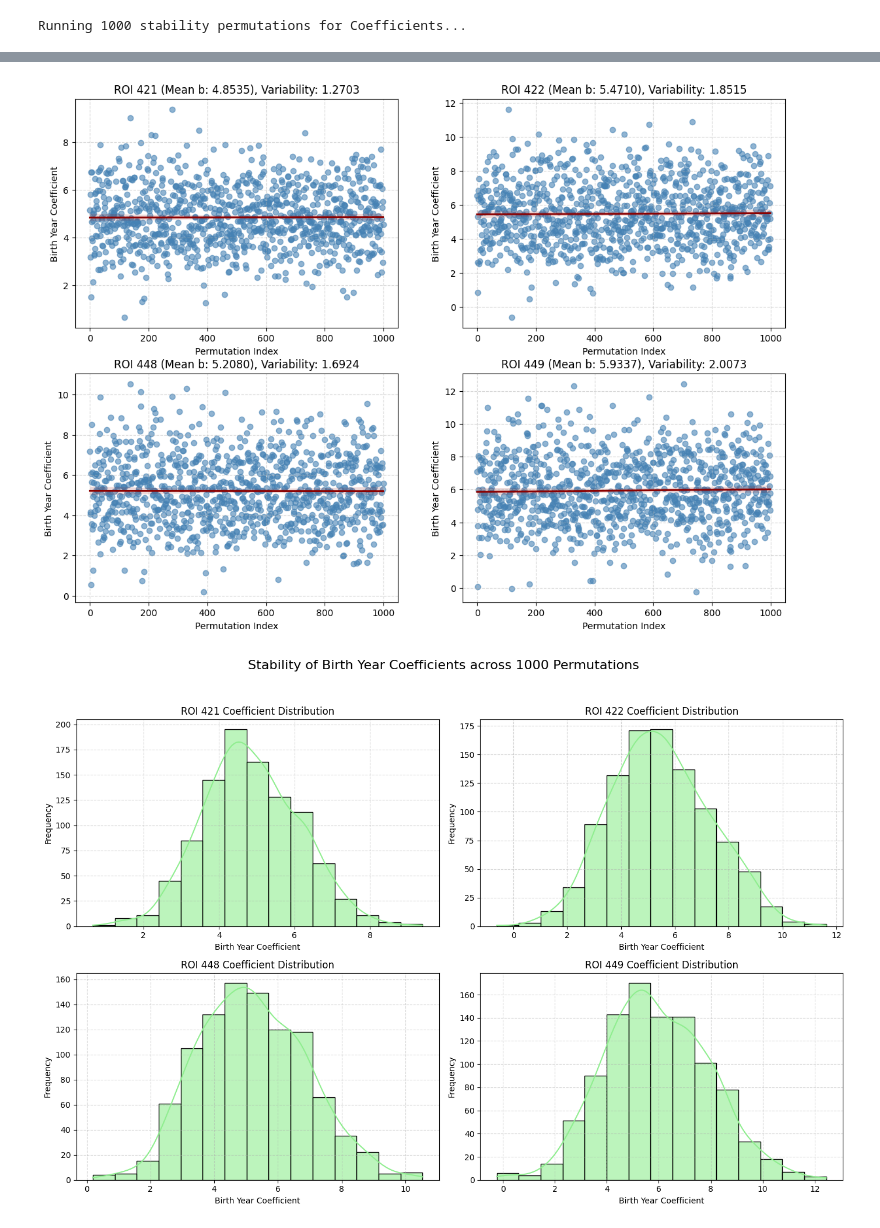
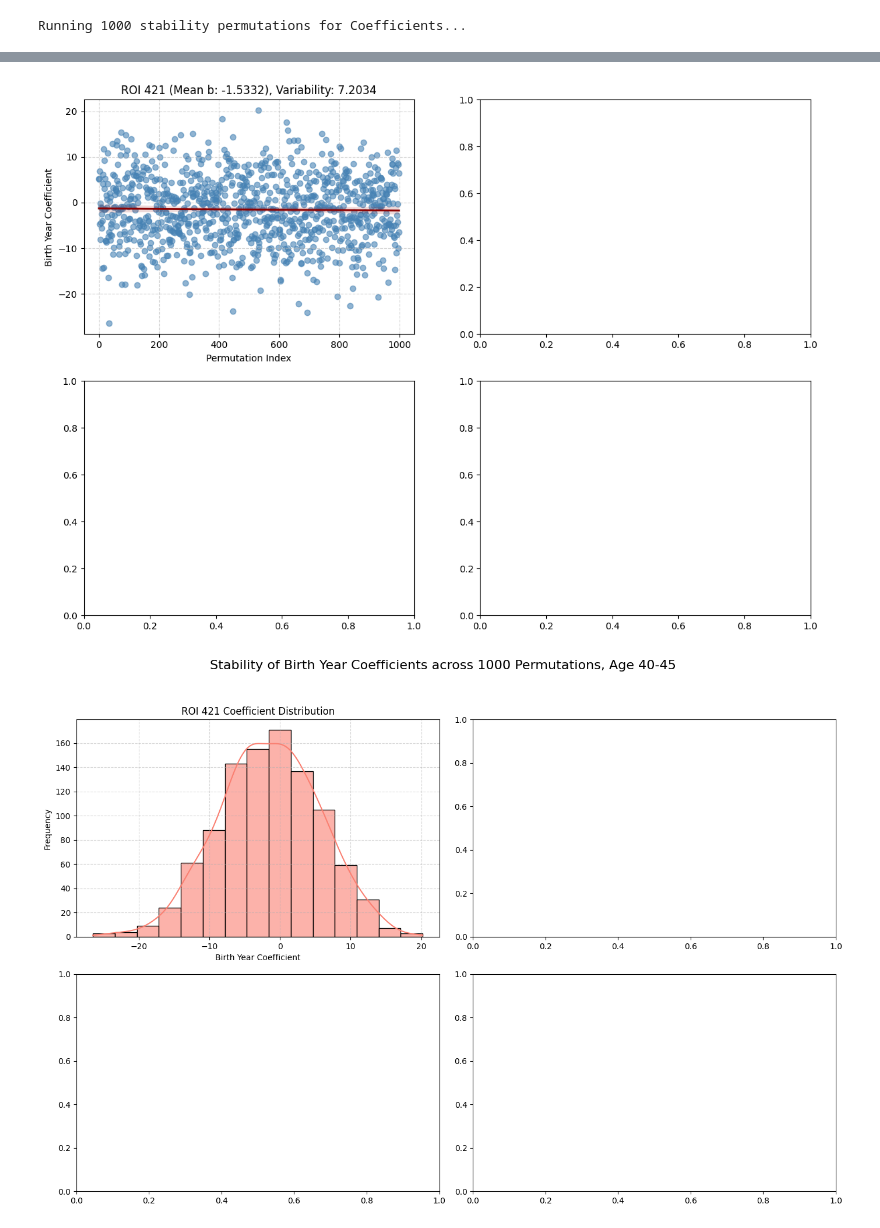
Before and after one commit to GaiaNegev13/legacy_pipe, a Jupyter notebook: scripts/step11_perm_testing.ipynb, the cells around one changed output, grey strips where cells are left out. Cells and saved outputs as stored; diff of their text form; code cells hidden in the pictures.

```diff
--- a/scripts/step11_perm_testing.ipynb
+++ b/scripts/step11_perm_testing.ipynb
@@ -17,8 +16,8 @@ combined_df = pd.read_pickle('/home/gaia/Projects/legacy_data/combined_gm_volume
 # keep only classification_label=1 and snbb
 combined_df = combined_df[(combined_df['classification_label'] == 1) | (combined_df['source'] == 'snbb')]
 
-min_age = 30
-max_age = 35
+min_age = 40
+max_age = 45
 
 # volumes df
 volumes = combined_df[(combined_df['age_in_years'] >= min_age) & (combined_df['age_in_years'] < max_age)]
@@ -30,8 +29,4 @@ metadata = volumes.drop_duplicates(subset=['subject_id'])
 print(f"shape of {min_age} - {max_age} years old metadata after removing duplicates: {metadata.shape}")
 
 atlas_csv = pd.read_csv("/home/gaia/Projects/legacy_data/my_master/space-MNI152_atlas-schaefer2018tian2020_res-1mm_den-400_div-7networks_dseg.csv")
-
-subject_group_size = 100
-
-# choose subject_group_size subject_ids from volumes
 # %% [output]
@@ -42,21 +37,14 @@ Try using .loc[row_indexer,col_indexer] = value instead
 See the caveats in the documentation: https://pandas.pydata.org/pandas-docs/stable/user_guide/indexing.html#returning-a-view-versus-a-copy
   volumes['age_in_years'] = pd.to_numeric(volumes['age_in_years'], errors='coerce')
 # %%
-import numpy as np
-import pandas as pd
-import statsmodels.formula.api as smf
-from tqdm import tqdm
-import nibabel as nib
-from nilearn import plotting
-from nilearn.datasets import load_mni152_template
-from nilearn.image import new_img_like
+
 
 # --- 1. Permutation Setup ---
 N_PERMUTATIONS = 1000
-SAMPLE_SIZE = 100
-all_subject_ids = volumes['subject_id'].unique()
+SAMPLE_SIZE = 50
+all_session_ids = volumes['session_id'].unique()
 # roi_list = volumes['region_label'].unique()
-roi_list = [421, 422, 448, 449]
+roi_list = [421]
 
 # Dictionary to store Coefficients (beta) for birth_year across runs
 coef_accumulator = {roi: [] for roi in roi_list}
@@ -64,8 +52,8 @@ coef_accumulator = {roi: [] for roi in roi_list}
 print(f"Running {N_PERMUTATIONS} stability permutations for Coefficients...")
 
 for i in tqdm(range(N_PERMUTATIONS)):
-    selected_subjects = np.random.choice(all_subject_ids, size=SAMPLE_SIZE, replace=False)
-    df_sample = volumes[volumes['subject_id'].isin(selected_subjects)]
+    selected_subjects = np.random.choice(all_session_ids, size=SAMPLE_SIZE, replace=False)
+    df_sample = volumes[volumes['session_id'].isin(selected_subjects)]
 
     for roi, df_roi in df_sample.groupby('region_label'):
         if roi not in roi_list:
@@ -121,5 +113,4 @@ Mapping mean coefficients to atlas voxels...
 # %%
-import seaborn as sns
 
 # --- 2. Visualization: Specific ROI Scatter Plots ---
 # Create 2 plots with 2x2 grid for the 4 target ROIs
@@ -147,34 +138,34 @@ for i, roi in enumerate(roi_list):
         )
 
         # Plot histogram
         sns.histplot(
             data=df_roi_viz,
             x='Beta',
             bins=15,
             kde=True,
             ax=axes2[i],
-            color='lightgreen',
+            color='salmon',
             alpha=0.6
         )
 
         # Calculate mean and stats for the title of both plots
         mean_val = np.mean(coef_accumulator[roi])
         axes[i].set_title(f'ROI {roi} (Mean b: {mean_val:.4f}), Variability: {np.std(coef_accumulator[roi]):.4f}')
         axes[i].set_xlabel('Permutation Index')
         axes[i].set_ylabel('Birth Year Coefficient')
         axes[i].grid(True, linestyle='--', alpha=0.5)
         axes2[i].set_title(f'ROI {roi} Coefficient Distribution')
         axes2[i].set_xlabel('Birth Year Coefficient')
         axes2[i].set_ylabel('Frequency')
         axes2[i].grid(True, linestyle='--', alpha=0.5)
     else:
         axes[i].set_title(f'ROI {roi} (No data available)')
         axes2[i].set_title(f'ROI {roi} (No data available)')
 
 
-plt.suptitle(f'Stability of Birth Year Coefficients across {N_PERMUTATIONS} Permutations', fontsize=16)
+plt.suptitle(f'Stability of Birth Year Coefficients across {N_PERMUTATIONS} Permutations, Age {min_age}-{max_age}', fontsize=16)
 plt.tight_layout(rect=[0, 0.03, 1, 0.95])
 plt.show()
 # %% [output]
-[figure, old version]
+[figure, new version]
-[figure, old version]
+[figure, new version]
```
Also changed, not shown: parts of 8 cells of this notebook.
